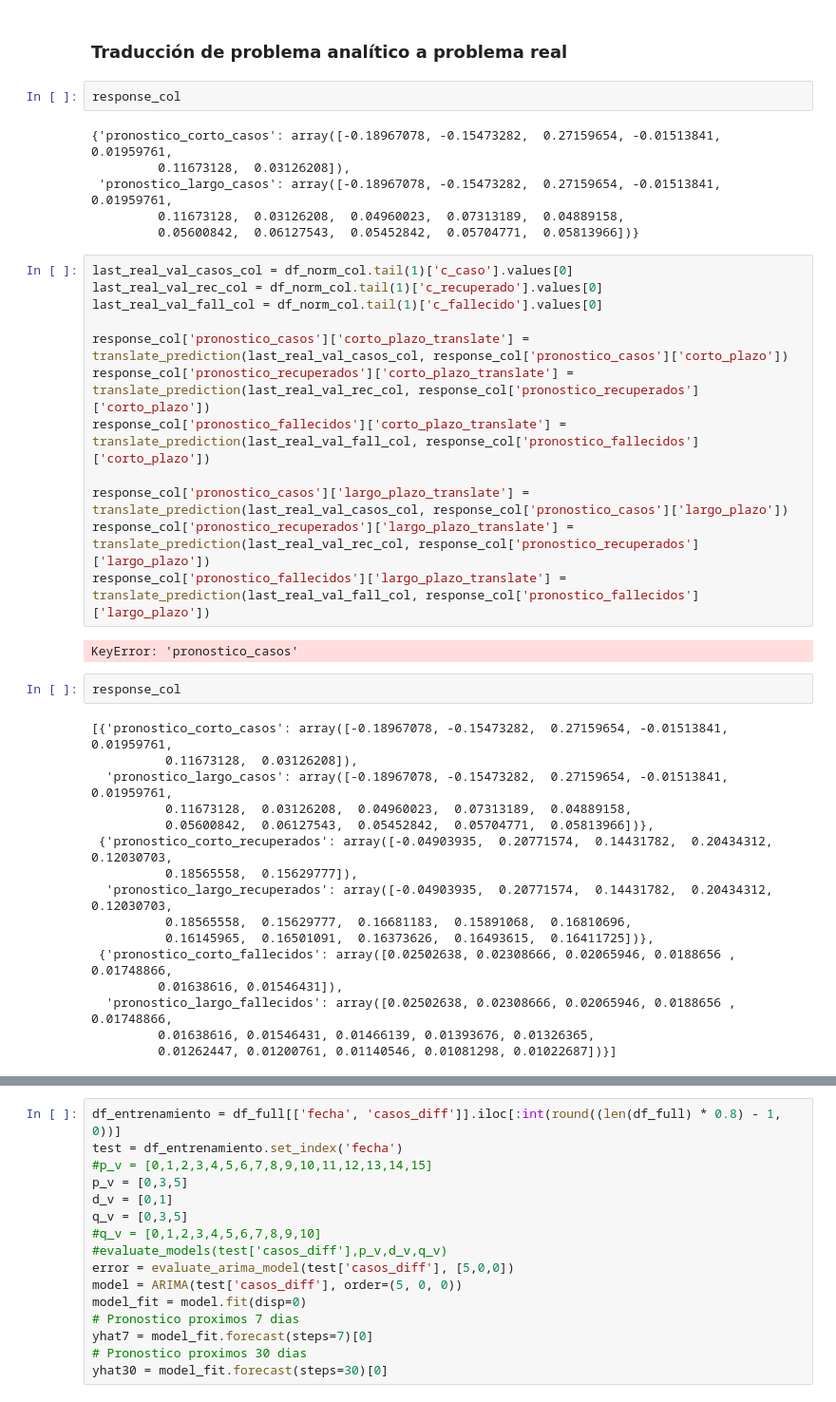
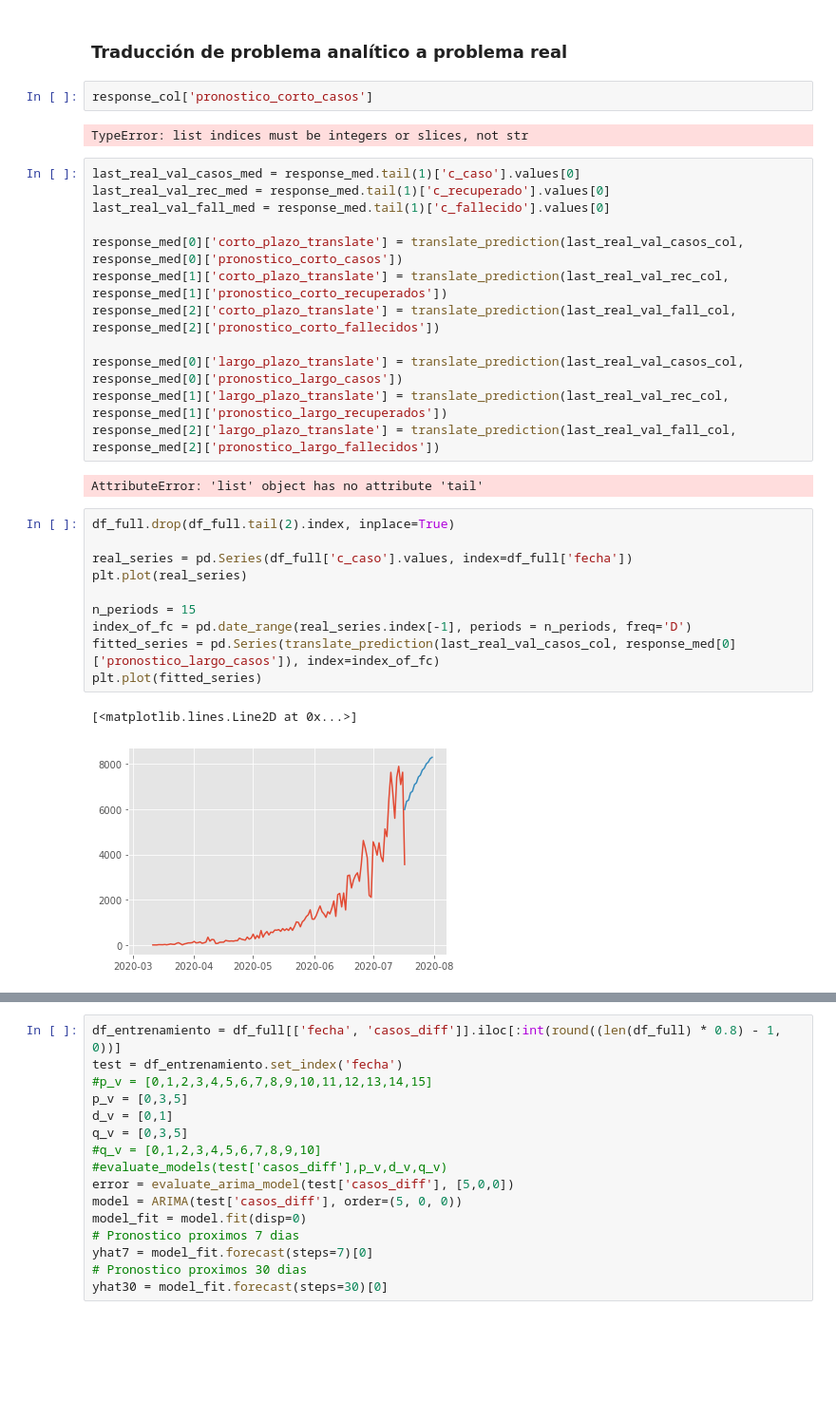
Before and after one commit to AP-2020-1S/covid-19-analiticapedictiva_ajsg, a Jupyter notebook: Entrega Analitica Predictiva.ipynb, the cells around one changed output, grey strips where cells are left out. Shown at 95% size. Saved outputs shown, nothing was run; the diff lists cells and outputs as text; blank space fills up the shorter version.

```diff
--- a/Entrega Analitica Predictiva.ipynb
+++ b/Entrega Analitica Predictiva.ipynb
@@ -334,42 +336,33 @@ response_bar = arima_model_imp(df_norm_barranquilla, 0.8, [7, 15], [4, 0, 0], [1
 # %% [markdown]
 ### Traducción de problema analítico a problema real
 # %%
-response_col
+response_col['pronostico_corto_casos']
 # %% [output]
-{'pronostico_corto_casos': array([-0.18967078, -0.15473282,  0.27159654, -0.01513841,  0.01959761,
-         0.11673128,  0.03126208]),
- 'pronostico_largo_casos': array([-0.18967078, -0.15473282,  0.27159654, -0.01513841,  0.01959761,
-         0.11673128,  0.03126208,  0.04960023,  0.07313189,  0.04889158,
-         0.05600842,  0.06127543,  0.05452842,  0.05704771,  0.05813966])}
+TypeError: list indices must be integers or slices, not str
 # %%
-last_real_val_casos_col = df_norm_col.tail(1)['c_caso'].values[0]
-last_real_val_rec_col = df_norm_col.tail(1)['c_recuperado'].values[0]
-last_real_val_fall_col = df_norm_col.tail(1)['c_fallecido'].values[0]
+last_real_val_casos_med = response_med.tail(1)['c_caso'].values[0]
+last_real_val_rec_med = response_med.tail(1)['c_recuperado'].values[0]
+last_real_val_fall_med = response_med.tail(1)['c_fallecido'].values[0]
 
-response_col['pronostico_casos']['corto_plazo_translate'] = translate_prediction(last_real_val_casos_col, response_col['pronostico_casos']['corto_plazo'])
-response_col['pronostico_recuperados']['corto_plazo_translate'] = translate_prediction(last_real_val_rec_col, response_col['pronostico_recuperados']['corto_plazo'])
-response_col['pronostico_fallecidos']['corto_plazo_translate'] = translate_prediction(last_real_val_fall_col, response_col['pronostico_fallecidos']['corto_plazo'])
+response_med[0]['corto_plazo_translate'] = translate_prediction(last_real_val_casos_col, response_med[0]['pronostico_corto_casos'])
+response_med[1]['corto_plazo_translate'] = translate_prediction(last_real_val_rec_col, response_med[1]['pronostico_corto_recuperados'])
+response_med[2]['corto_plazo_translate'] = translate_prediction(last_real_val_fall_col, response_med[2]['pronostico_corto_fallecidos'])
 
-response_col['pronostico_casos']['largo_plazo_translate'] = translate_prediction(last_real_val_casos_col, response_col['pronostico_casos']['largo_plazo'])
-response_col['pronostico_recuperados']['largo_plazo_translate'] = translate_prediction(last_real_val_rec_col, response_col['pronostico_recuperados']['largo_plazo'])
-response_col['pronostico_fallecidos']['largo_plazo_translate'] = translate_prediction(last_real_val_fall_col, response_col['pronostico_fallecidos']['largo_plazo'])
+response_med[0]['largo_plazo_translate'] = translate_prediction(last_real_val_casos_col, response_med[0]['pronostico_largo_casos'])
+response_med[1]['largo_plazo_translate'] = translate_prediction(last_real_val_rec_col, response_med[1]['pronostico_largo_recuperados'])
+response_med[2]['largo_plazo_translate'] = translate_prediction(last_real_val_fall_col, response_med[2]['pronostico_largo_fallecidos'])
 # %% [output]
-KeyError: 'pronostico_casos'
+AttributeError: 'list' object has no attribute 'tail'
-# %%
-response_col
-# %% [output]
-[{'pronostico_corto_casos': array([-0.18967078, -0.15473282,  0.27159654, -0.01513841,  0.01959761,
-          0.11673128,  0.03126208]),
-  'pronostico_largo_casos': array([-0.18967078, -0.15473282,  0.27159654, -0.01513841,  0.01959761,
-          0.11673128,  0.03126208,  0.04960023,  0.07313189,  0.04889158,
-          0.05600842,  0.06127543,  0.05452842,  0.05704771,  0.05813966])},
- {'pronostico_corto_recuperados': array([-0.04903935,  0.20771574,  0.14431782,  0.20434312,  0.12030703,
-          0.18565558,  0.15629777]),
-  'pronostico_largo_recuperados': array([-0.04903935,  0.20771574,  0.14431782,  0.20434312,  0.12030703,
-          0.18565558,  0.15629777,  0.16681183,  0.15891068,  0.16810696,
-          0.16145965,  0.16501091,  0.16373626,  0.16493615,  0.16411725])},
- {'pronostico_corto_fallecidos': array([0.02502638, 0.02308666, 0.02065946, 0.0188656 , 0.01748866,
-         0.01638616, 0.01546431]),
-  'pronostico_largo_fallecidos': array([0.02502638, 0.02308666, 0.02065946, 0.0188656 , 0.01748866,
-         0.01638616, 0.01546431, 0.01466139, 0.01393676, 0.01326365,
-         0.01262447, 0.01200761, 0.01140546, 0.01081298, 0.01022687])}]
+# %%
+df_full.drop(df_full.tail(2).index, inplace=True)
+
+real_series = pd.Series(df_full['c_caso'].values, index=df_full['fecha'])
+plt.plot(real_series)
+
+n_periods = 15
+index_of_fc = pd.date_range(real_series.index[-1], periods = n_periods, freq='D')
+fitted_series = pd.Series(translate_prediction(last_real_val_casos_col, response_med[0]['pronostico_largo_casos']), index=index_of_fc)
+plt.plot(fitted_series)
+# %% [output]
+[<matplotlib.lines.Line2D at 0x...>]
+[figure, added]
```
Also changed, not shown: parts of 13 cells of this notebook.
